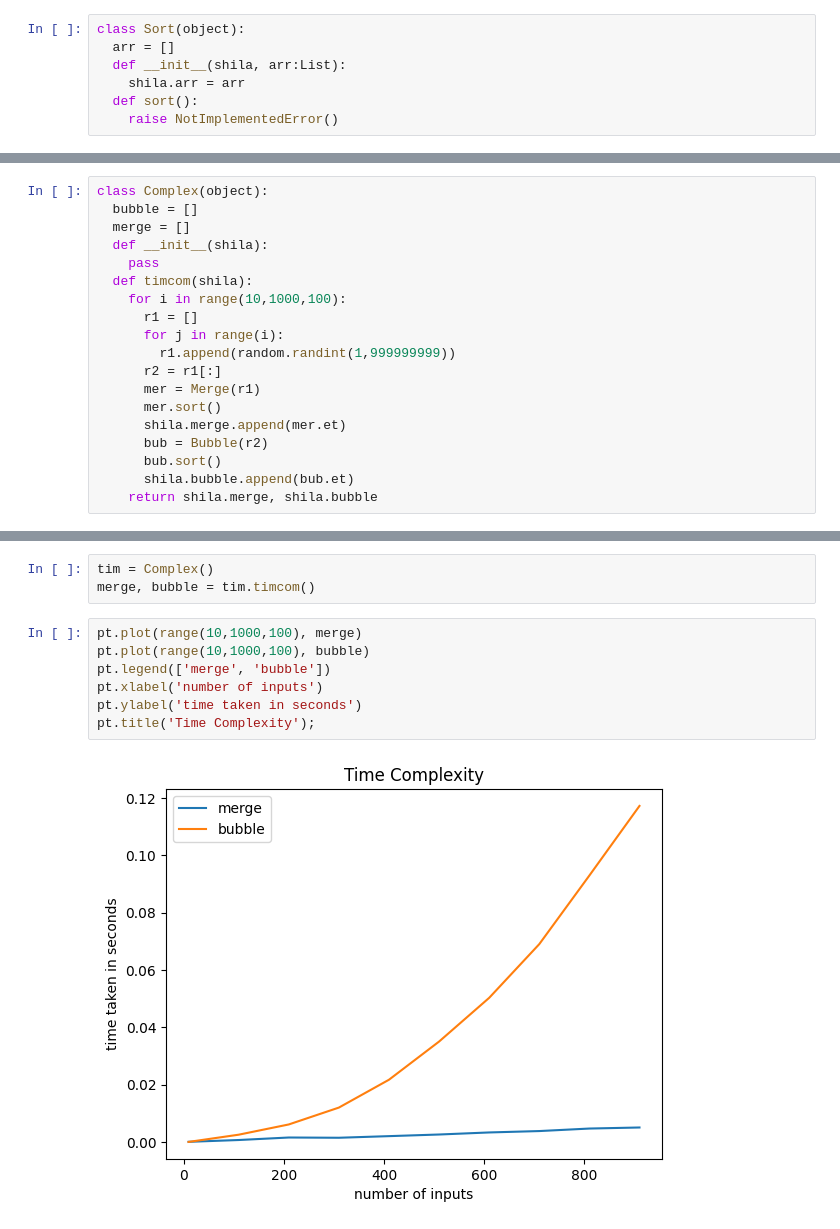
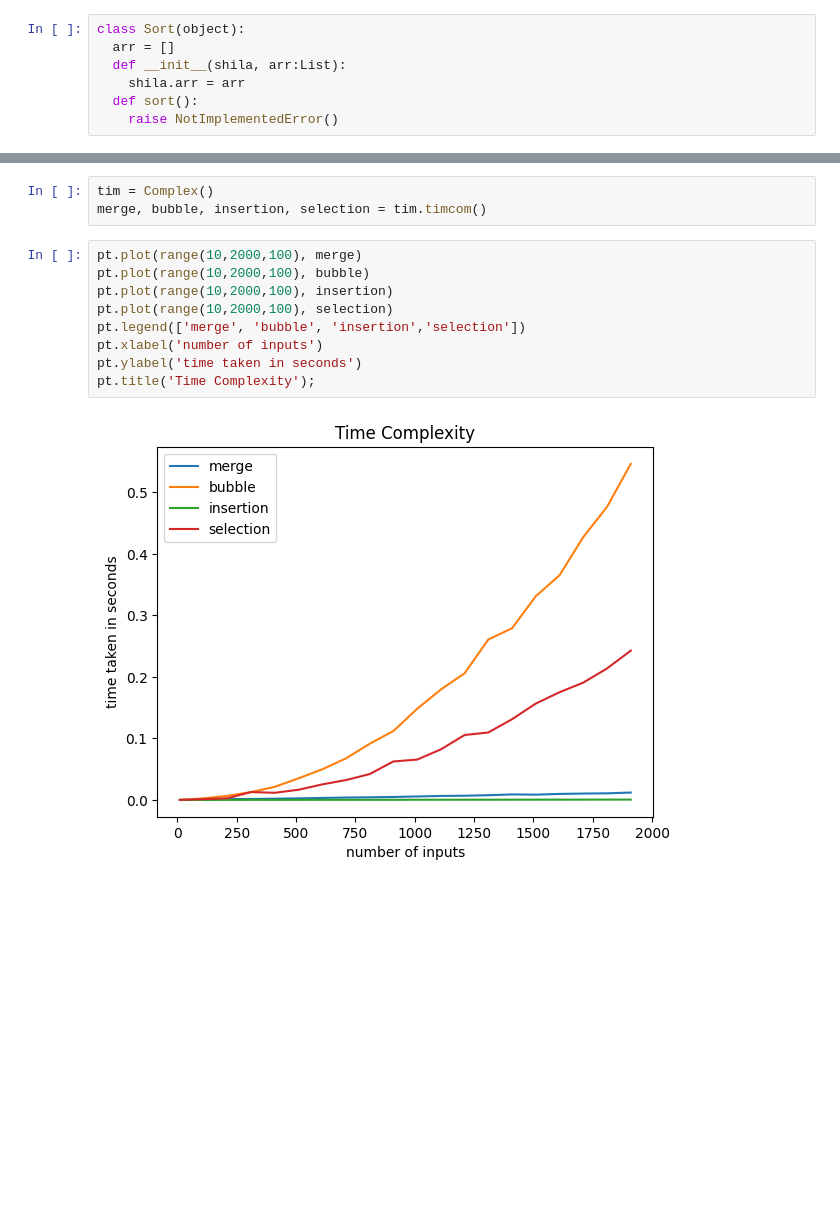
Before and after one commit to Shiladitya56/Algorithm-Analysis, a Jupyter notebook: SEM2/sorting.ipynb, the cells around one changed output, grey strips where cells are left out. Cells and saved outputs as stored; diff of their text form; blank space fills up the shorter version.

```diff
--- a/SEM2/sorting.ipynb
+++ b/SEM2/sorting.ipynb
@@ -79,19 +104,0 @@ class Merge(Sort):
-# %%
-class Complex(object):
-  bubble = []
-  merge = []
-  def __init__(shila):
-    pass
-  def timcom(shila):
-    for i in range(10,1000,100):
-      r1 = []
-      for j in range(i):
-        r1.append(random.randint(1,999999999))
-      r2 = r1[:]
-      mer = Merge(r1)
-      mer.sort()
-      shila.merge.append(mer.et)
-      bub = Bubble(r2)
-      bub.sort()
-      shila.bubble.append(bub.et)
-    return shila.merge, shila.bubble
@@ -98,12 +148,14 @@ class Complex(object):
 # %%
 tim = Complex()
-merge, bubble = tim.timcom()
+merge, bubble, insertion, selection = tim.timcom()
 # %%
-pt.plot(range(10,1000,100), merge)
-pt.plot(range(10,1000,100), bubble)
-pt.legend(['merge', 'bubble'])
+pt.plot(range(10,2000,100), merge)
+pt.plot(range(10,2000,100), bubble)
+pt.plot(range(10,2000,100), insertion)
+pt.plot(range(10,2000,100), selection)
+pt.legend(['merge', 'bubble', 'insertion','selection'])
 pt.xlabel('number of inputs')
 pt.ylabel('time taken in seconds')
 pt.title('Time Complexity');
 # %% [output]
-[figure, old version]
+[figure, new version]
```
Also changed, not shown: parts of 3 cells of this notebook.
